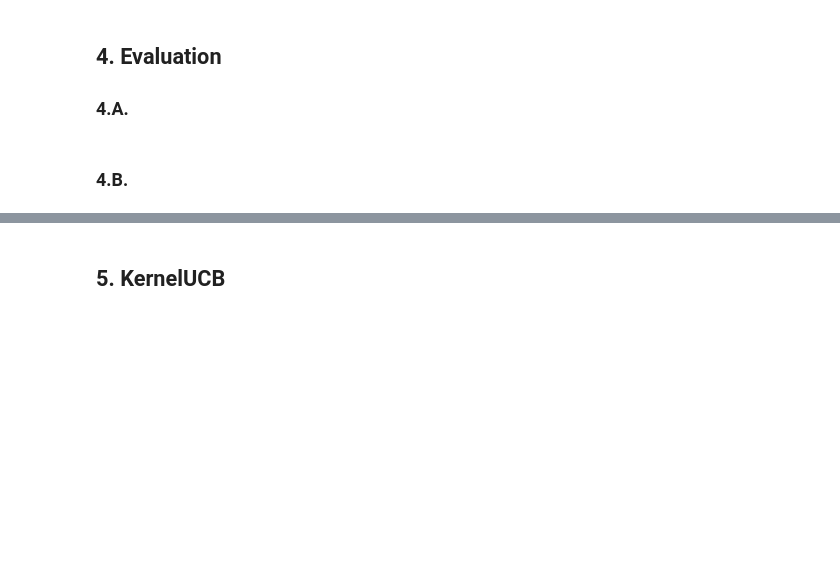
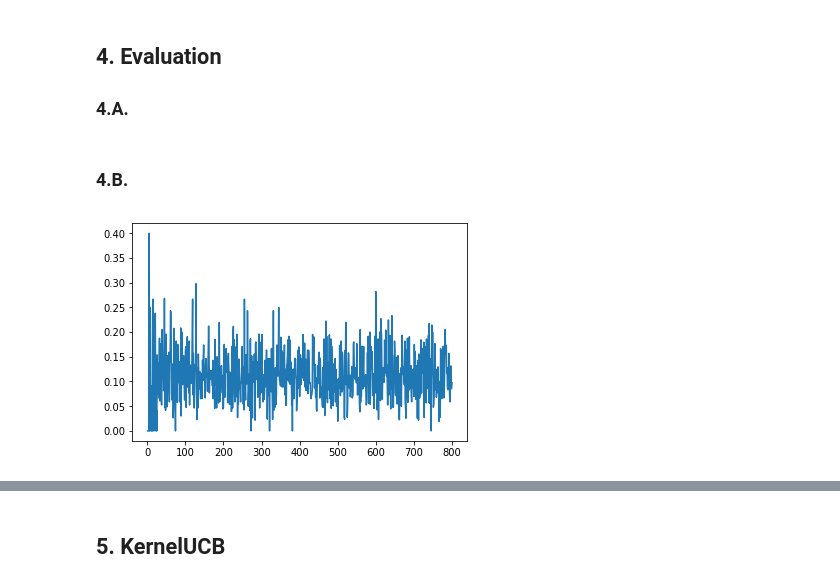
Before and after one commit to youshaox/COMP90051-project2, a Jupyter notebook: youshaox.ipynb, the cells around one changed output, grey strips where cells are left out. Cells and saved outputs as stored; diff of their text form; code cells hidden in the pictures; blank space fills up the shorter version.

```diff
--- a/youshaox.ipynb
+++ b/youshaox.ipynb
@@ -274,5 +368,34 @@ print('LinUCB average reward', np.mean(results_LinUCB))
 # %% [markdown]
 ## 4. Evaluation
 ### 4.A.
+# %%
+number_of_trails = np.linspace(1, 800, 800)
+# %%
+result_mab_eps = []
+for number_of_trail in number_of_trails:
+    mab_eps = EpsGreedy(10, 0.05)
+    result_rewards_per_trail = offlineEvaluate(mab_eps, arms, rewards, contexts, number_of_trail)
+    result_mab_eps.append(np.mean(result_rewards_per_trail))
+# %%
+result_mab_ucb = []
+for number_of_trail in number_of_trails:
+    mab_ucb = UCB(10, 1.0)
+    result_rewards_per_trail = offlineEvaluate(mab_ucb, arms, rewards, contexts, number_of_trail)
+    result_mab_ucb.append(np.mean(result_rewards_per_trail))
+# %%
+result_mab_linucb = []
+for number_of_trail in number_of_trails:
+    mab_linucb = LinUCB(10, 10, 1.0)
+    result_rewards_per_trail = offlineEvaluate(mab_linucb, arms, rewards, contexts, number_of_trail)
+    result_mab_linucb.append(np.mean(result_rewards_per_trail))
 # %% [markdown]
 ### 4.B.
+# %%
+fig = plt.figure()
+ax = plt.axes()
+x = np.linspace(1, 800, 800)
+# ax.plot(x, result_mab_eps);
+ax.plot(x, result_mab_ucb);
+ax.plot(x, result_mab_linucb);
+# %% [output]
+[figure, added]
```
Also changed, not shown: parts of 13 cells of this notebook, 4 other files.
